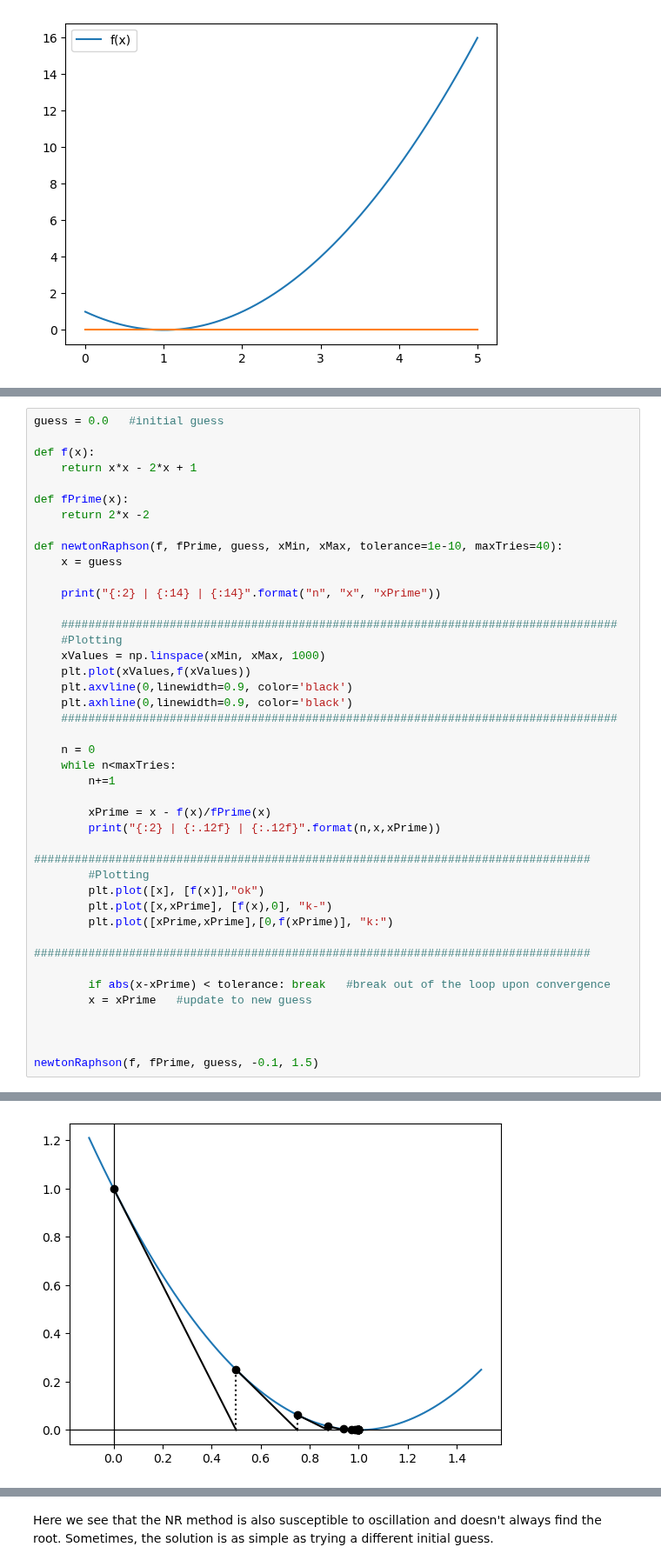
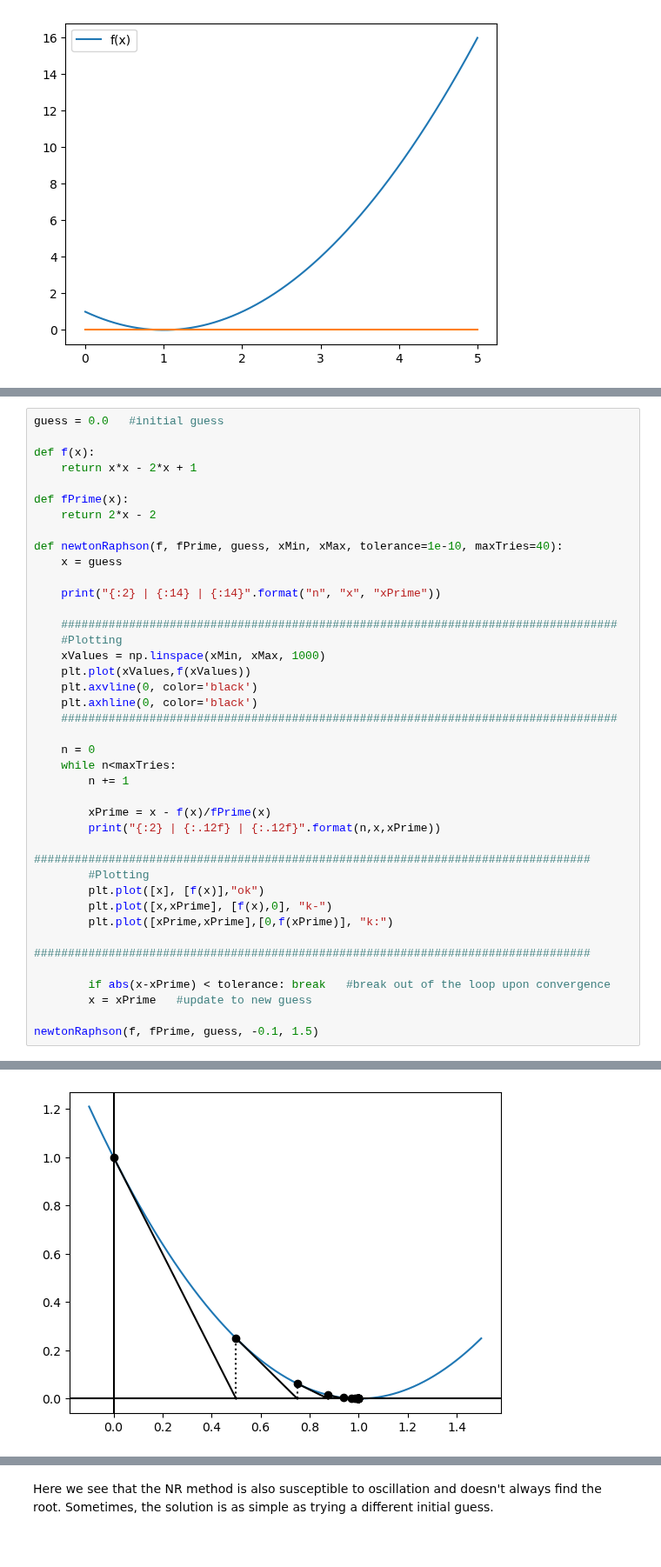
Before and after one commit to CWCopeland/ComputationalPhysics, a Jupyter notebook: LectureNotes/14_nonlinearEquationsAndRoots.ipynb, the cells around one changed output, grey strips where cells are left out. Shown at 87% size. Drawn from its saved outputs; the diff is of its cells as text.

```diff
--- a/LectureNotes/14_nonlinearEquationsAndRoots.ipynb
+++ b/LectureNotes/14_nonlinearEquationsAndRoots.ipynb
@@ -378,7 +377,7 @@ def f(x):
     return x*x - 2*x + 1
 
 def fPrime(x):
-    return 2*x -2
+    return 2*x - 2
 
 def newtonRaphson(f, fPrime, guess, xMin, xMax, tolerance=1e-10, maxTries=40):
     x = guess
@@ -389,48 +388,46 @@ def newtonRaphson(f, fPrime, guess, xMin, xMax, tolerance=1e-10, maxTries=40):
     #Plotting
     xValues = np.linspace(xMin, xMax, 1000)
     plt.plot(xValues,f(xValues))
-    plt.axvline(0,linewidth=0.9, color='black')
-    plt.axhline(0,linewidth=0.9, color='black')
+    plt.axvline(0, color='black')
+    plt.axhline(0, color='black')
     ##################################################################################
 
     n = 0
     while n<maxTries:
-        n+=1
+        n += 1
 
         xPrime = x - f(x)/fPrime(x)
         print("{:2} | {:.12f} | {:.12f}".format(n,x,xPrime))
         ##################################################################################
         #Plotting
         plt.plot([x], [f(x)],"ok")
         plt.plot([x,xPrime], [f(x),0], "k-")
         plt.plot([xPrime,xPrime],[0,f(xPrime)], "k:")
         ##################################################################################
 
         if abs(x-xPrime) < tolerance: break   #break out of the loop upon convergence
         x = xPrime   #update to new guess
 
-
-
 newtonRaphson(f, fPrime, guess, -0.1, 1.5)
 # %% [output]
 n  | x              | xPrime
  1 | 0.000000000000 | 0.500000000000
  2 | 0.500000000000 | 0.750000000000
  3 | 0.750000000000 | 0.875000000000
  4 | 0.875000000000 | 0.937500000000
  5 | 0.937500000000 | 0.968750000000
  6 | 0.968750000000 | 0.984375000000
  7 | 0.984375000000 | 0.992187500000
  8 | 0.992187500000 | 0.996093750000
  9 | 0.996093750000 | 0.998046875000
 10 | 0.998046875000 | 0.999023437500
 11 | 0.999023437500 | 0.999511718750
 ... (13 lines left out)
 25 | 0.999999940395 | 0.999999970198
 26 | 0.999999970198 | 0.999999985099
 27 | 0.999999985099 | 0.999999992549
 28 | 0.999999992549 | 0.999999992549
-[figure, old version]
+[figure, new version]
 # %% [markdown]
 Using the NR method, we are able to find the root at $x=1$.
 
```
Also changed, not shown: parts of 16 cells of this notebook.
